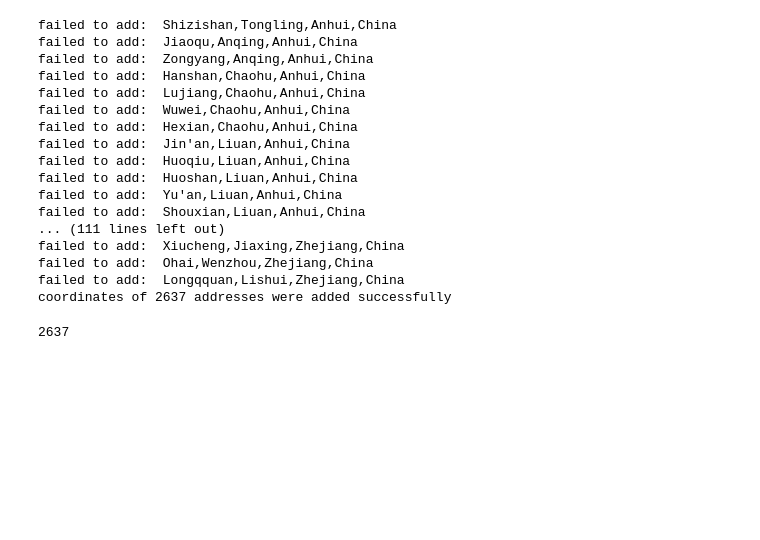
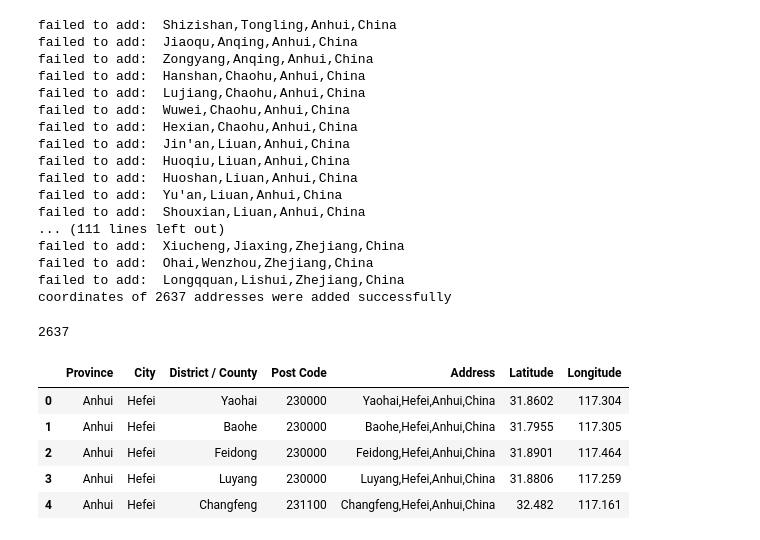
Before and after one commit to MoeinJahanbani/Coursera_Capstone, a Jupyter notebook: finalProject/listingAllProvinces&IncludingCities.ipynb, the cells around one changed output. Saved outputs shown, nothing was run; the diff lists cells and outputs as text; code cells hidden in the pictures; blank space fills up the shorter version.

```diff
--- a/finalProject/listingAllProvinces&IncludingCities.ipynb
+++ b/finalProject/listingAllProvinces&IncludingCities.ipynb
@@ -398,3 +398,12 @@ coordinates of 2637 addresses were added successfully
 success
 # %% [output]
 2637
+# %%
+df.head()
+# %% [output]
+|  | Province | City | District / County | Post Code | Address | Latitude | Longitude |
+| 0 | Anhui | Hefei | Yaohai | 230000 | Yaohai,Hefei,Anhui,China | 31.8602 | 117.304 |
+| 1 | Anhui | Hefei | Baohe | 230000 | Baohe,Hefei,Anhui,China | 31.7955 | 117.305 |
+| 2 | Anhui | Hefei | Feidong | 230000 | Feidong,Hefei,Anhui,China | 31.8901 | 117.464 |
+| 3 | Anhui | Hefei | Luyang | 230000 | Luyang,Hefei,Anhui,China | 31.8806 | 117.259 |
+| 4 | Anhui | Hefei | Changfeng | 231100 | Changfeng,Hefei,Anhui,China | 32.482 | 117.161 |
```
